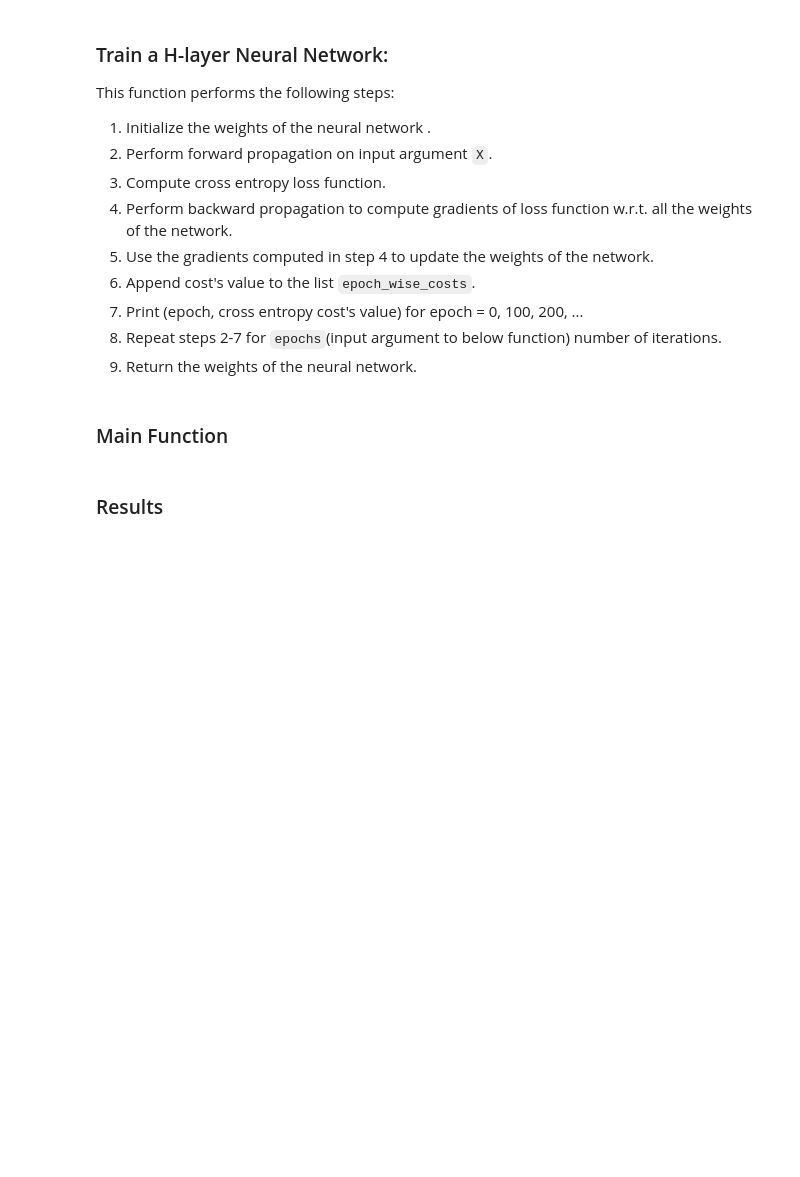
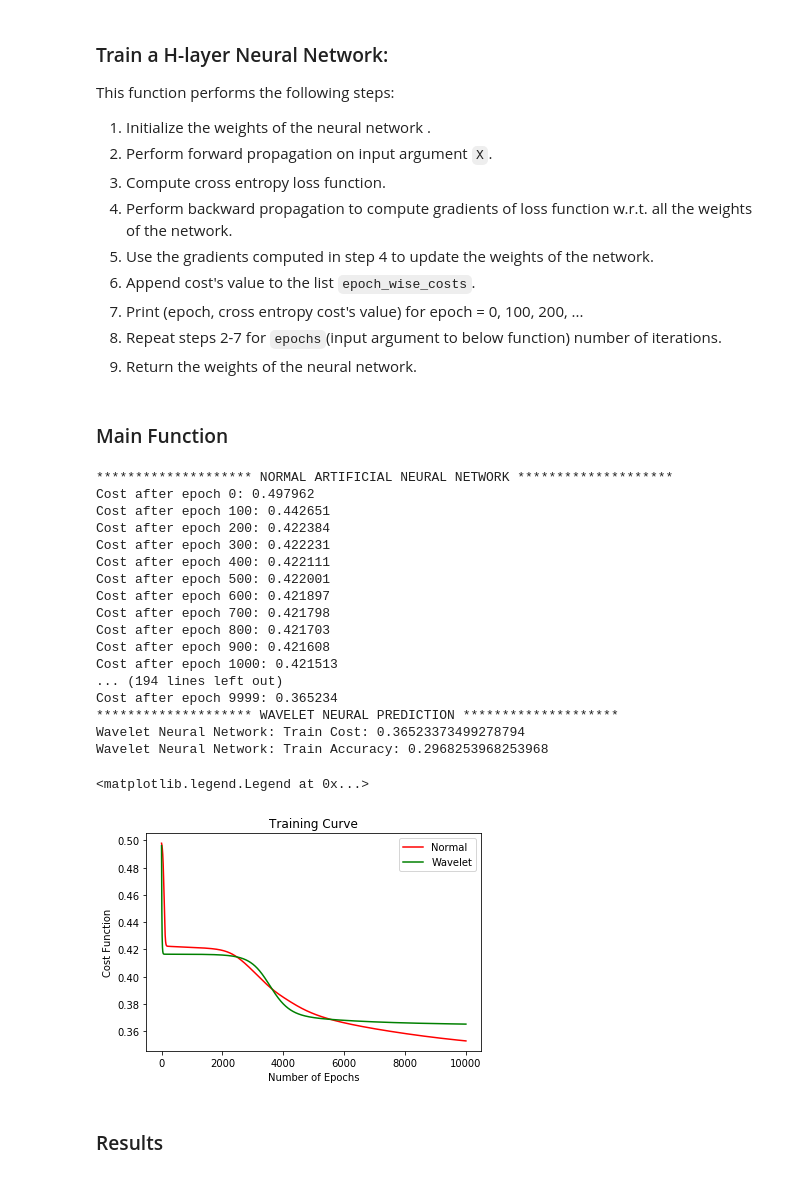
Before and after one commit to saksham36/WaveletNeuralNetwork, a Jupyter notebook: NeuralNetwork.ipynb, the cells around one changed output. Cells and saved outputs as stored; diff of their text form; code cells hidden in the pictures; blank space fills up the shorter version.

Commit message:
Complete Model Ready - MSE + Linear

````diff
--- a/NeuralNetwork.ipynb
+++ b/NeuralNetwork.ipynb
@@ -267,7 +367,7 @@ where $ "/" \ denotes \ elementwise \ division$
 * For the sake of clarity, consider a single-hidden layer NN with input of size 5, hidden layer size = 4 and output layer size =3. For this example, the output ```gradients``` will be [[$dW^{[1]}, db^{[1]}$], [$dW^{[2]}, db^{[2]}$]].
 # %%
 ### 1.5 Marks
-def backward_module(AH, Y, layers_cache, activations):
+def backward_module(AH, Y, layers_cache, activations,weight_types):
     """
     Inputs:
         AH: Activations of output layer, representing probability vector corresponding to your label predictions, of shape (1, number of examples)
@@ -275,7 +375,7 @@ def backward_module(AH, Y, layers_cache, activations):
         layers_cache: A list (of length H), where each element is a list [A_prev, W, Z], representing the values A_prev (input to the layer), W (Weight matrix of the layer)
           and Z (pre-activation value) for layer h. The purpose of cache is to store values that will be needed during backpropagation.
         activations: A list (of length H), where each element is a Python string representing the activation function to be used in the corresponding layer
-
+        weight_types: A list denoting if the activation layer is of Normal/Wavelet type
     Outputs:
         gradients: A list (of length H), where each element is a list [dW, db], representing the values dW (gradient of cost function w.r.t. W) and
           db (gradient of cost function w.r.t. b)
@@ -287,7 +387,7 @@ def backward_module(AH, Y, layers_cache, activations):
     dAH = -(Y-AH)
     dA = dAH
     for i in reversed(range(H)):
-        dA_prev, dW, dbias,da,db = backward_step(dA,layers_cache[i],activations[i])
+        dA_prev, dW, dbias,da,db = backward_step(dA,layers_cache[i],activations[i],weight_types[i])
         gradients.insert(0,(dW,dbias,da,db))
         dA = dA_prev
     return gradients
@@ -370,7 +471,7 @@ def H_layer_NN(X, Y, layers_sizes, activations, epochs=200, lr=0.001, take_bias=
 
     return weights
 # %%
-def predict(X, Y, weights, activations, alpha=0.1, mode="Test",NN_type):
+def predict(X, Y, weights, activations, mode,take_bias, weight_types):
     """
     Inputs:
         X: Input data/examples you would like to predict
@@ -378,20 +479,24 @@ def predict(X, Y, weights, activations, alpha=0.1, mode="Test",NN_type):
         weights: weights of the trained model
         activations: A list (of length H), where each element is a Python string representing the activation function to be used in the corresponding layer
         mode: Test/Training mode
-        NN_type: Normal/ Wavelet Architecture
+        take_bias: Take bias, False -> No Bias
+        weight_types: A list denoting if the activation layer is of Normal/Wavelet type
     Outputs:
         p: predictions for the given dataset X
     """
     m = X.shape[1]
-    p = np.zeros_like(Y)
-    AH, _ = forward_module(X, weights, activations, alpha)
-    p[c == np.amax(c,axis=0)] = 1
+    AH, _ = forward_module(X, weights, activations, take_bias,weight_types)
+    cost = cost_function(AH, Y)
+    p = np.zeros_like(AH)
+    p[AH == np.amax(AH,axis=0)] = 1
     for i in range(p.shape[1]):
         while(np.sum(p[:,i]) > 1):
             pos_pred = np.argmax(p[:,i])
             p[pos_pred,i] = 0
     correct = np.sum(np.argmax(p,axis=0) == np.argmax(Y,axis=0))
-    print(NN_type +" Neural Network: " + mode + " Accuracy: "  + str(correct/m))
+    NN_type = weight_types[0]
+    print(str(NN_type) +" Neural Network: " + mode + " Cost: "  + str(cost))
+    print(str(NN_type) +" Neural Network: " + mode + " Accuracy: "  + str(correct/m))
     return p
 # %% [markdown]
 ### Main Function
@@ -407,3 +503,45 @@ weights_wavelet = H_layer_NN(X_train, Y_train, layers_sizes, activations_wavelet
+# %%
+layers_sizes = [8, 17, 6]
+epochs = 10000
+lr = 0.03
+TAKE_BIAS = False
+error_function = "mean_square"
+activations_normal = ["tanh","linear"]
+activations_wavelet = ["gaussian_wavelet","linear"]
+weight_types_NN = ["Normal","Normal"]
+weight_types_WNN = ["Wavelet","Normal"]
+print("******************** NORMAL ARTIFICIAL NEURAL NETWORK ********************")
+weights_normal = H_layer_NN(X_train, Y_train, layers_sizes, activations_normal, epochs, lr, TAKE_BIAS,weight_types_NN)
+print("******************** NORMAL ARTIFICIAL NEURAL NETWORK PREDICTION********************")
+training_predictions_normal = predict(X_train, Y_train, weights_normal, activations_normal, "Train",False,weight_types_NN)
+# test_predictions_normal = predict(X_test, Y_test, weights_normal, activations_normal, "Test",False,weight_types_NN)
+print("******************** WAVELET NEURAL NETWORK ********************")
+
+weights_wavelet = H_layer_NN(X_train, Y_train, layers_sizes, activations_wavelet, epochs, lr, TAKE_BIAS,weight_types_WNN)
+print("******************** WAVELET NEURAL PREDICTION ********************")
+training_predictions_wavelet = predict(X_train, Y_train, weights_wavelet, activations_wavelet, "Train",TAKE_BIAS,weight_types_WNN)
+# test_predictions_wavelet = predict(X_test, Y_test, weights_wavelet, activations_wavelet, "Test",TAKE_BIAS,weight_types_WNN)
+plt.legend(["Normal","Wavelet"])
+# %% [output]
+******************** NORMAL ARTIFICIAL NEURAL NETWORK ********************
+Cost after epoch 0: 0.497962
+Cost after epoch 100: 0.442651
+Cost after epoch 200: 0.422384
+Cost after epoch 300: 0.422231
+Cost after epoch 400: 0.422111
+Cost after epoch 500: 0.422001
+Cost after epoch 600: 0.421897
+Cost after epoch 700: 0.421798
+Cost after epoch 800: 0.421703
+Cost after epoch 900: 0.421608
+Cost after epoch 1000: 0.421513
+... (194 lines left out)
+Cost after epoch 9999: 0.365234
+******************** WAVELET NEURAL PREDICTION ********************
+Wavelet Neural Network: Train Cost: 0.36523373499278794
+Wavelet Neural Network: Train Accuracy: 0.2968253968253968
+<matplotlib.legend.Legend at 0x...>
+[figure, added]
 # %% [markdown]
 ### Results
 # %%
````
Also changed, not shown: parts of 21 cells of this notebook, 45 other files.
